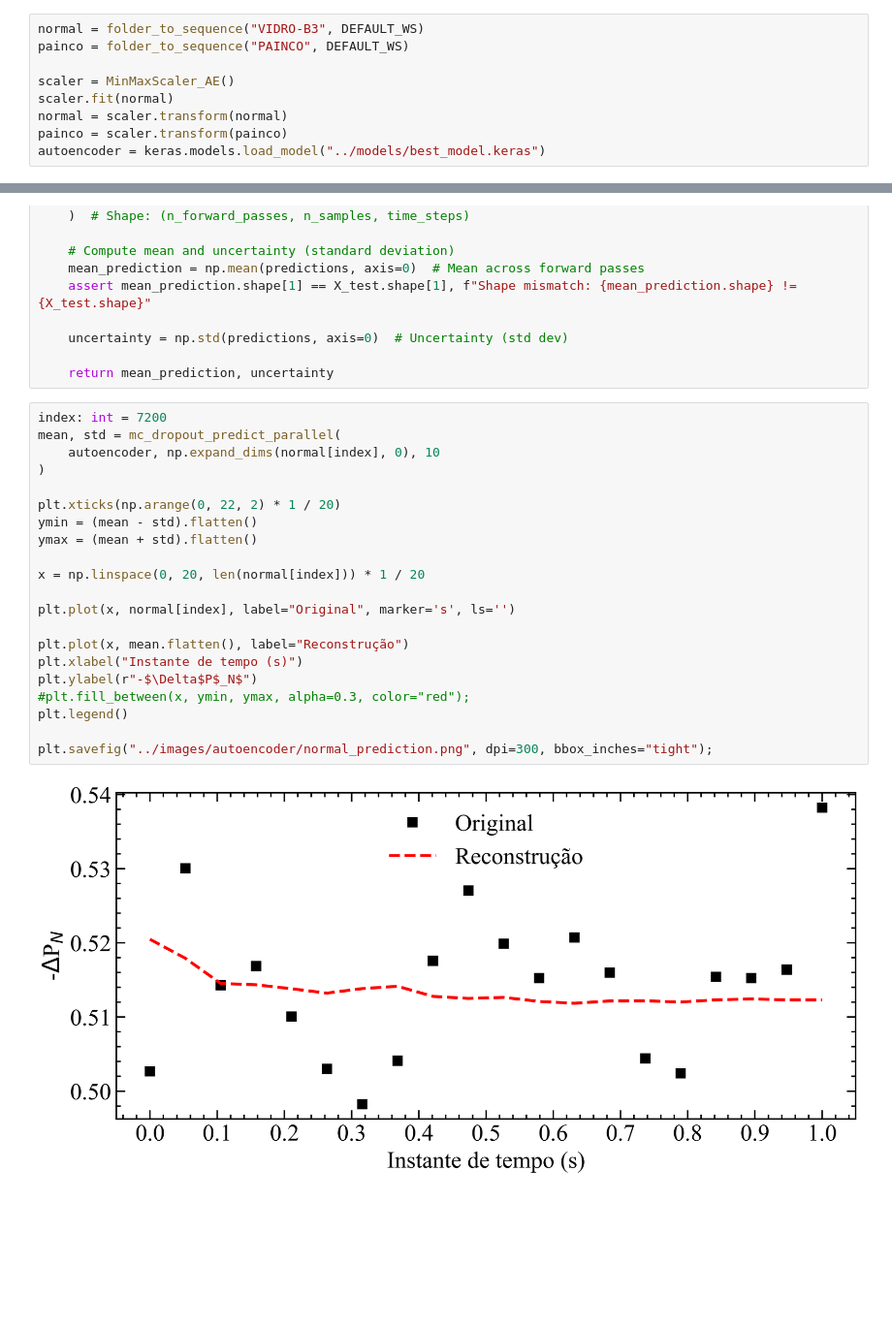
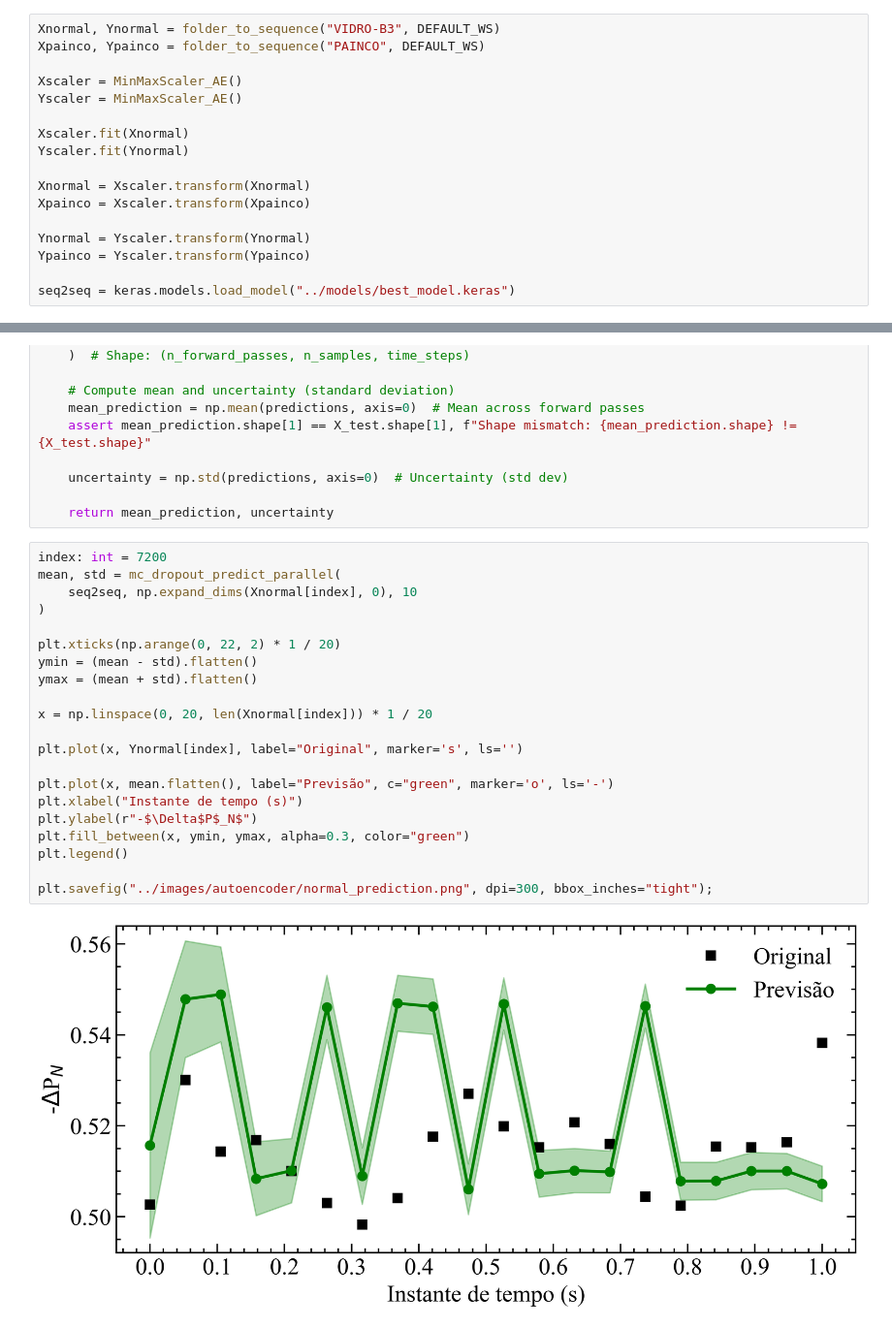
Before and after one commit to ViniMelloeMuller/fluidization-AE, a Jupyter notebook: notebooks/evaluate_model.ipynb, the cells around one changed output, grey strips where cells are left out. Shown at 97% size. Cells and saved outputs as stored; diff of their text form; blank space fills up the shorter version.

```diff
--- a/notebooks/evaluate_model.ipynb
+++ b/notebooks/evaluate_model.ipynb
@@ -26,14 +24,22 @@ print(DEFAULT_WS)
 # %% [output]
 20
 # %%
-normal = folder_to_sequence("VIDRO-B3", DEFAULT_WS)
-painco = folder_to_sequence("PAINCO", DEFAULT_WS)
+Xnormal, Ynormal = folder_to_sequence("VIDRO-B3", DEFAULT_WS)
+Xpainco, Ypainco = folder_to_sequence("PAINCO", DEFAULT_WS)
 
-scaler = MinMaxScaler_AE()
-scaler.fit(normal)
-normal = scaler.transform(normal)
-painco = scaler.transform(painco)
-autoencoder = keras.models.load_model("../models/best_model.keras")
+Xscaler = MinMaxScaler_AE()
+Yscaler = MinMaxScaler_AE()
+
+Xscaler.fit(Xnormal)
+Yscaler.fit(Ynormal)
+
+Xnormal = Xscaler.transform(Xnormal)
+Xpainco = Xscaler.transform(Xpainco)
+
+Ynormal = Yscaler.transform(Ynormal)
+Ypainco = Yscaler.transform(Ypainco)
+
+seq2seq = keras.models.load_model("../models/best_model.keras")
 # %%
 from joblib import Parallel, delayed
 
@@ -65,23 +71,23 @@ def mc_dropout_predict_parallel(model, X_test, n_forward_passes=100, n_jobs=-1):
 # %%
 index: int = 7200
 mean, std = mc_dropout_predict_parallel(
-    autoencoder, np.expand_dims(normal[index], 0), 10
+    seq2seq, np.expand_dims(Xnormal[index], 0), 10
 )
 
 plt.xticks(np.arange(0, 22, 2) * 1 / 20)
 ymin = (mean - std).flatten()
 ymax = (mean + std).flatten()
 
-x = np.linspace(0, 20, len(normal[index])) * 1 / 20
+x = np.linspace(0, 20, len(Xnormal[index])) * 1 / 20
 
-plt.plot(x, normal[index], label="Original", marker='s', ls='')
+plt.plot(x, Ynormal[index], label="Original", marker='s', ls='')
 
-plt.plot(x, mean.flatten(), label="Reconstrução")
+plt.plot(x, mean.flatten(), label="Previsão", c="green", marker='o', ls='-')
 plt.xlabel("Instante de tempo (s)")
 plt.ylabel(r"-$\Delta$P$_N$")
-#plt.fill_between(x, ymin, ymax, alpha=0.3, color="red");
+plt.fill_between(x, ymin, ymax, alpha=0.3, color="green")
 plt.legend()
 
 plt.savefig("../images/autoencoder/normal_prediction.png", dpi=300, bbox_inches="tight");
 # %% [output]
-[figure, old version]
+[figure, new version]
```
Also changed, not shown: parts of 3 cells of this notebook, 1 other file.
